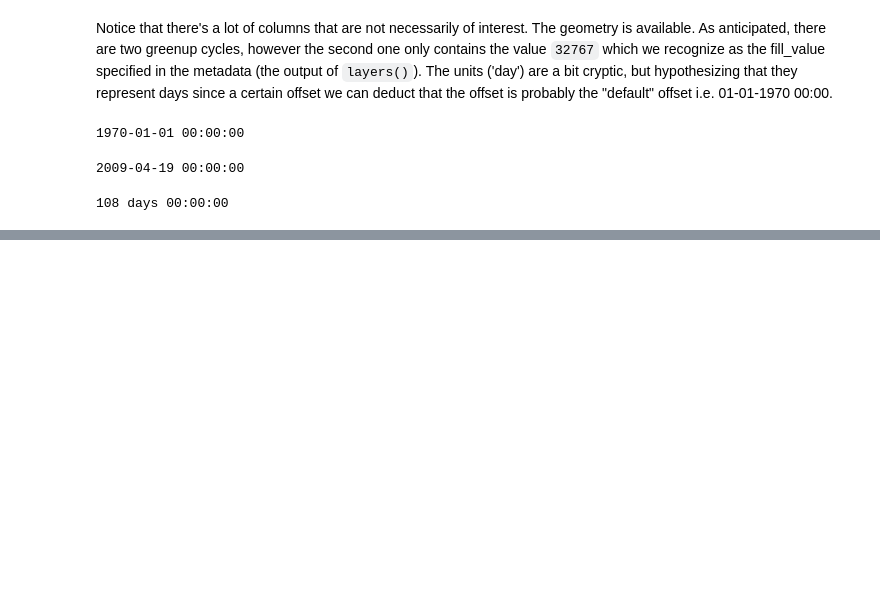
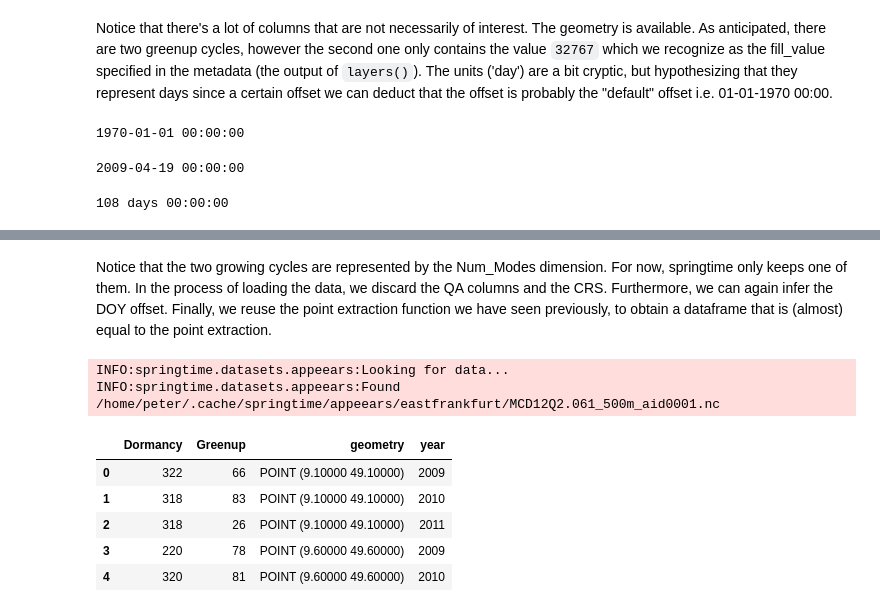
Before and after one commit to phenology/springtime, a Jupyter notebook: docs/user_guide/datasets/modis.ipynb, the cells around one changed output, grey strips where cells are left out. Saved outputs shown, nothing was run; the diff lists cells and outputs as text; code cells hidden in the pictures; blank space fills up the shorter version.

```diff
--- a/docs/user_guide/datasets/modis.ipynb
+++ b/docs/user_guide/datasets/modis.ipynb
@@ -150,9 +163,8 @@ dataset = Appeears(
     version="061",
     layers=["Greenup", "Dormancy"],
     points=[(9.1, 49.1), (9.6, 49.6), (9.9, 49.9)],
-    area={"name": "eastfrankfurt2", "bbox": [9.0, 49.0, 10.0, 50.0]},
+    area={"name": "eastfrankfurt", "bbox": [9.0, 49.0, 10.0, 50.0]},
 )
 
-dataset.download_area()  # TODO raw_load should call download
-dataset.load()
+dataset.raw_load()
 # %% [output]
@@ -169,0 +199,14 @@ File /home/peter/.cache/springtime/appeears/eastfrankfurt2/MCD12Q2.061_500m_aid0
+# %% [markdown]
+Notice that the two growing cycles are represented by the Num_Modes dimension. For now, springtime only keeps one of them. In the process of loading the data, we discard the QA columns and the CRS. Furthermore, we can again infer the DOY offset. Finally, we reuse the point extraction function we have seen previously, to obtain a dataframe that is (almost) equal to the point extraction.
+# %%
+modis_df = dataset.load()
+modis_df.head()
+# %% [output]
+INFO:springtime.datasets.appeears:Looking for data...
+INFO:springtime.datasets.appeears:Found /home/peter/.cache/springtime/appeears/eastfrankfurt/MCD12Q2.061_500m_aid0001.nc
+|  | Dormancy | Greenup | geometry | year |
+| 0 | 322 | 66 | POINT (9.10000 49.10000) | 2009 |
+| 1 | 318 | 83 | POINT (9.10000 49.10000) | 2010 |
+| 2 | 318 | 26 | POINT (9.10000 49.10000) | 2011 |
+| 3 | 220 | 78 | POINT (9.60000 49.60000) | 2009 |
+| 4 | 320 | 81 | POINT (9.60000 49.60000) | 2010 |
```
Also changed, not shown: parts of 14 cells of this notebook, 1 other file.
